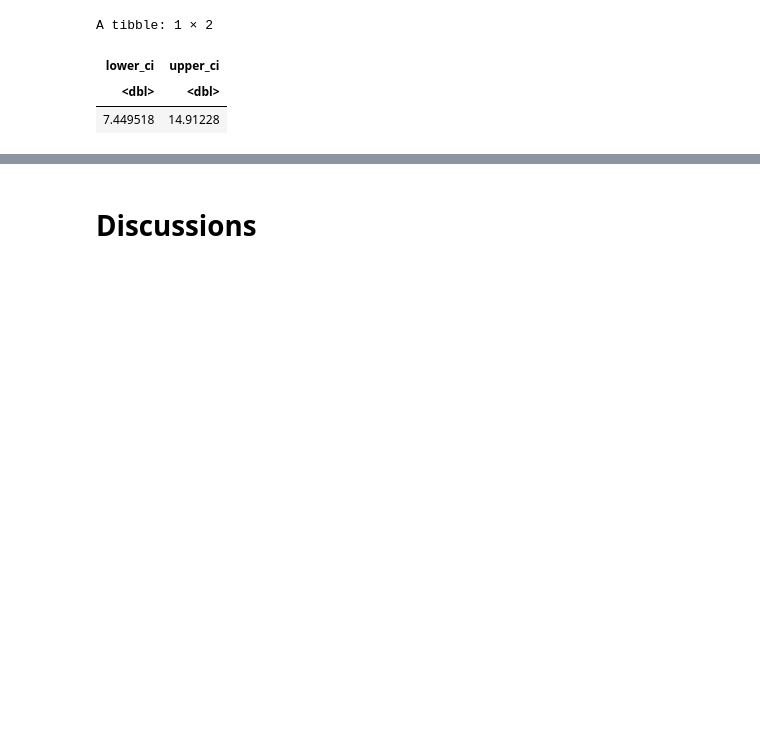
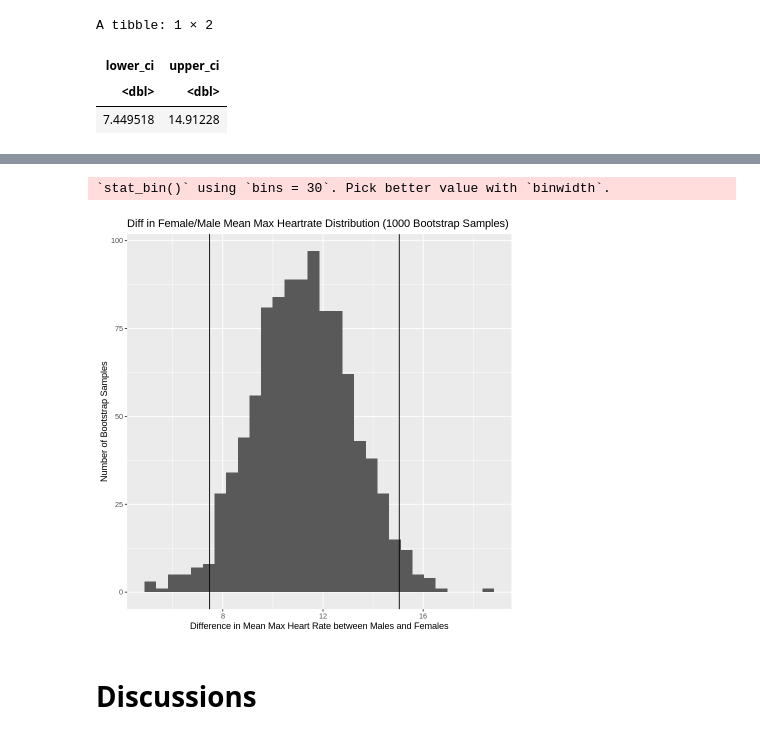
Before and after one commit to glenren/stat_201_group_47, a Jupyter notebook: FinalReport.ipynb, the cells around one changed output, grey strips where cells are left out. Drawn from its saved outputs; the diff is of its cells as text; code cells hidden in the pictures; blank space fills up the shorter version.

```diff
--- a/FinalReport.ipynb
+++ b/FinalReport.ipynb
@@ -235,0 +291,13 @@ A tibble: 1 × 10
+# %%
+set.seed(6)
+
+# create 1000 bootstrap samples and calculate their sample statistics
+bootstrap_samples <- data %>%
+    rep_sample_n(nrow(data), reps = 1000, replace = TRUE) %>%
+    group_by(replicate) %>%
+    summarise(f_mean = mean(max_heart_rate[sex == "Female"]),
+              m_mean = mean(max_heart_rate[sex == "Male"])) %>%
+    group_by(replicate) %>%
+    summarise(diff = f_mean - m_mean)
+
+head(bootstrap_samples)
@@ -235,0 +314,5 @@ A tibble: 1 × 10
+# %%
+# get the 95% confidence interval using the bootstrap distribution formed from our samples
+bootstrap_ci <- bootstrap_samples %>%
+    get_ci(level = 0.95)
+bootstrap_ci
@@ -236,3 +324,19 @@ A tibble: 1 × 10
+# %%
+# visualise the bootstrap distribution and where the 95% confidence interval is
+
+bootstrap_dist <- bootstrap_samples %>%
+    ggplot(aes(x = diff)) +
+    geom_histogram() +
+    labs(x = "Difference in Mean Max Heart Rate between Males and Females",
+     y = "Number of Bootstrap Samples",
+     title = "Diff in Female/Male Mean Max Heartrate Distribution (1000 Bootstrap Samples)") +
+    geom_vline(data = bootstrap_ci, aes(xintercept = lower_ci), size = 0.5) +
+    geom_vline(data = bootstrap_ci, aes(xintercept = upper_ci), size = 0.5)
+
+bootstrap_dist
+# %% [output]
+`stat_bin()` using `bins = 30`. Pick better value with `binwidth`.
+[figure, added]
 # %% [markdown]
 # Discussions
 # %% [markdown]
```
Also changed, not shown: parts of 7 cells of this notebook.
